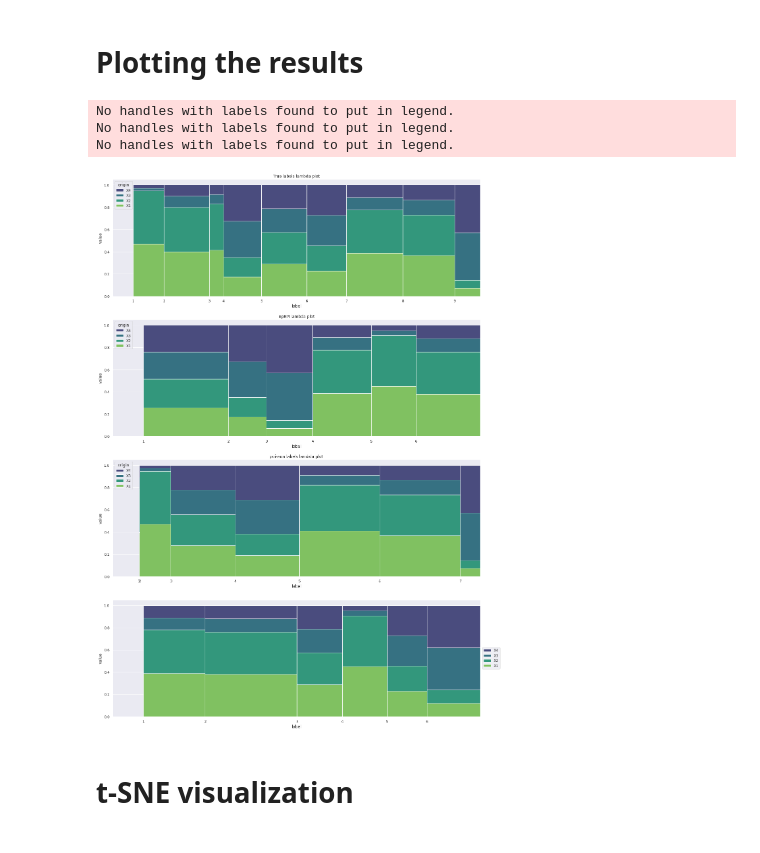
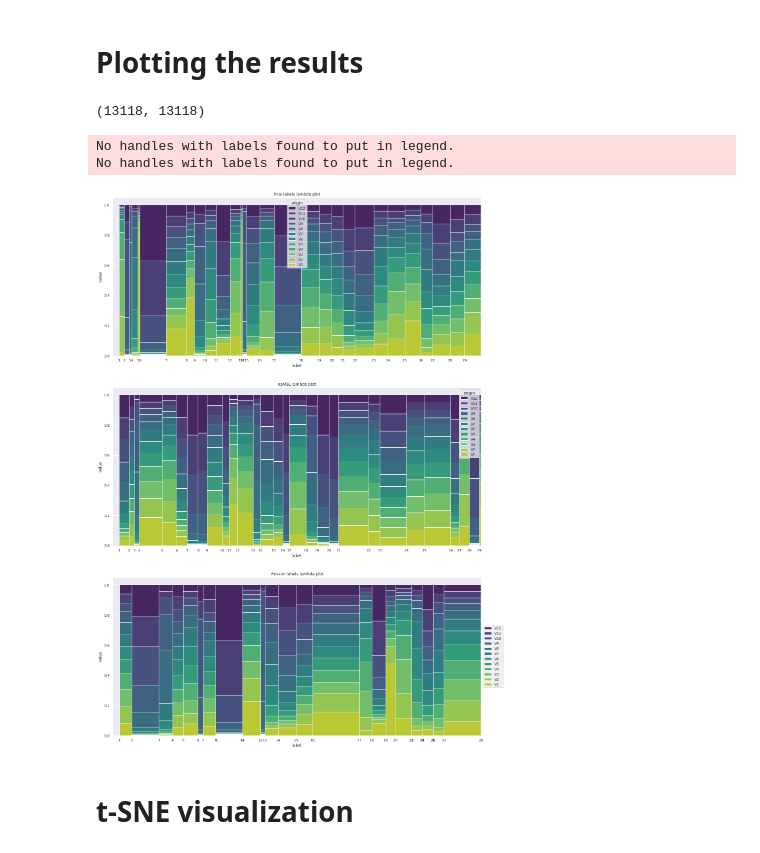
Before and after one commit to Matematikoi/urepc, a Jupyter notebook: urepc_code/poisson_modeling/compare_results_sim_data.ipynb, the cells around one changed output. Drawn from its saved outputs; the diff is of its cells as text; code cells hidden in the pictures.

```diff
--- a/urepc_code/poisson_modeling/compare_results_sim_data.ipynb
+++ b/urepc_code/poisson_modeling/compare_results_sim_data.ipynb
@@ -80,27 +80,31 @@ fig.set_size_inches(11.7, 8.27)
 # %% [markdown]
 # Plotting the results
 # %%
-data_points = pd.read_csv('./data/simulated_data_points.csv', index_col=0)
-labels = pd.read_csv('./data/simulated_data_labels.csv', index_col=0)
-poisson_posteriors = pd.read_csv('./results/sim_data_poisson_cluster_posteriors.csv', index_col=0)
-npEM_posteriors = pd.read_csv('./results/sim_data_npEM_cluster_posteriors.csv', index_col=0)
-npMSL_posteriors = pd.read_csv('./results/sim_data_npMSL_cluster_posteriors.csv', index_col=0)
+data_points = pd.read_csv('./results/sim_data_1.csv', index_col=0)
+labels = pd.read_csv('./results/fly_data_labels.csv', index_col=0)
+poisson_posteriors = pd.read_csv('./results/sim_data_poisson_clustering_29.csv', index_col=0)
+npMSL_posteriors = pd.read_csv('./results/npMSL_sim_data_posteriors.csv', index_col=0)
+mask = np.max(data_points.values, axis = 1) > 0
+#poisson_posteriors = pd.read_csv('./results/sim_data_poisson_cluster_posteriors.csv', index_col=0)
+#npEM_posteriors = pd.read_csv('./results/sim_data_npEM_cluster_posteriors.csv', index_col=0)
+#npMSL_posteriors = pd.read_csv('./results/sim_data_npMSL_cluster_posteriors.csv', index_col=0)
+# %%
+len(data_points[mask]), len(poisson_posteriors)
+# %% [output]
+(13118, 13118)
 # %%
-fig, ax = plt.subplots(nrows = 4)
-lambda_plotting(data_points, labels=labels, ax = ax[0]);
-lambda_plotting(data_points, posteriors = npMSL_posteriors, ax = ax[1]);
-lambda_plotting(data_points, posteriors = poisson_posteriors, ax = ax[2]);
-lambda_plotting(data_points, posteriors = npEM_posteriors, ax = ax[3]);
+fig, ax = plt.subplots(nrows = 3)
+lambda_plotting(data_points[mask], labels=labels[mask], ax = ax[0]);
+lambda_plotting(data_points[mask], posteriors = npMSL_posteriors[mask], ax = ax[1]);
+lambda_plotting(data_points[mask], labels = poisson_posteriors, ax = ax[2]);
 ax[0].set_title("True labels lambda plot")
 ax[1].set_title("npMSL lambda plot")
-ax[2].set_title("poisson labels lambda plot")
-ax[1].set_title("npEM lambda plot")
+ax[2].set_title("Poisson labels lambda plot")
 fig.set_size_inches(20, 30)
 # %% [output]
 No handles with labels found to put in legend.
 No handles with labels found to put in legend.
-No handles with labels found to put in legend.
-[figure, old version]
+[figure, new version]
 # %% [markdown]
 # t-SNE visualization
 # %%
```
Also changed, not shown: parts of 4 cells of this notebook, 8 other files.
